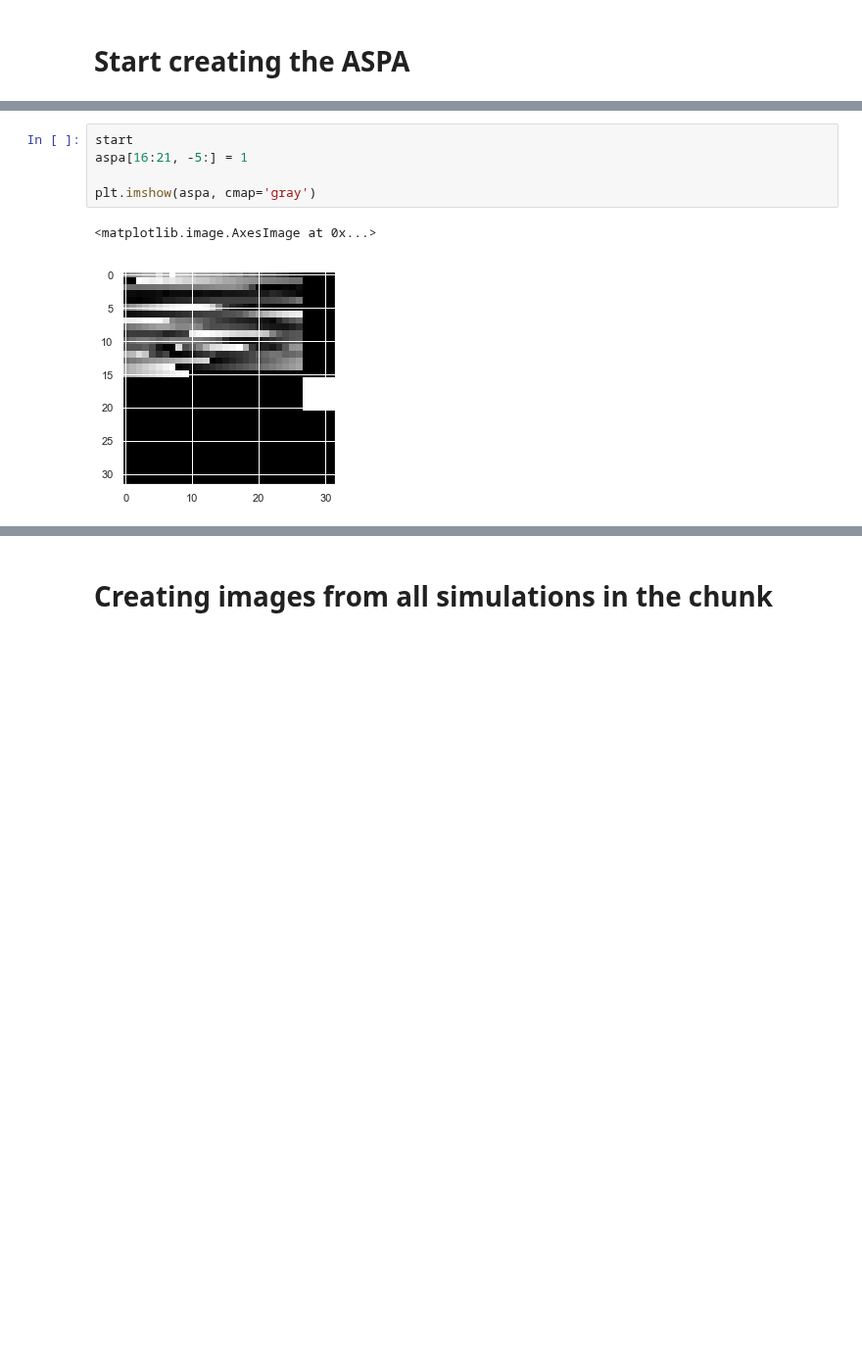
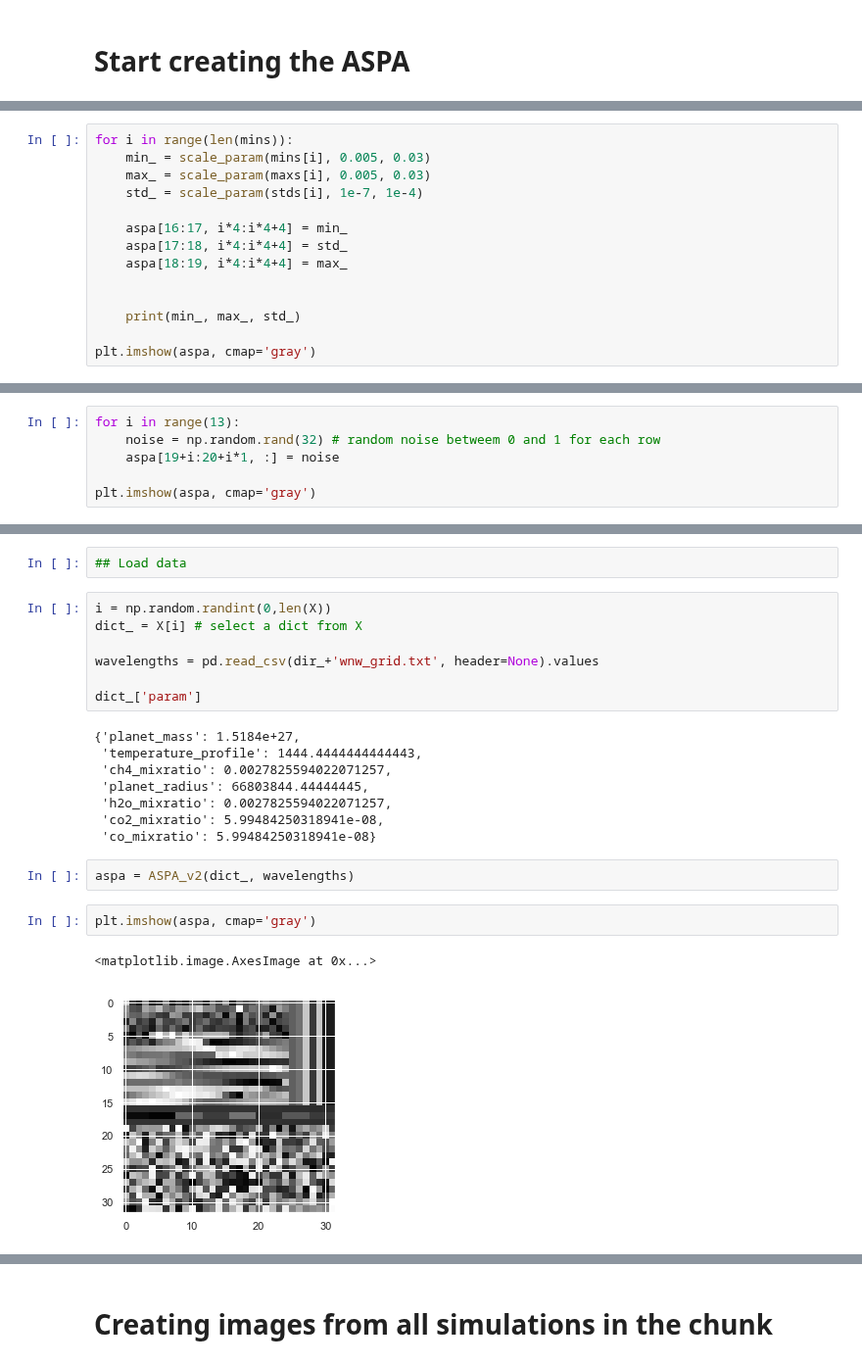
Before and after one commit to deKeijzer/SRON-DCGAN, a Jupyter notebook: notebooks/dict to ASPA v2.ipynb, the cells around one changed output, grey strips where cells are left out. Shown at 98% size. Cells and saved outputs as stored; diff of their text form; blank space fills up the shorter version.

Commit message:
ASPA decoder written. Figures out a high float precision is required. Recreating all datasets with this precision.

```diff
--- a/notebooks/dict to ASPA v2.ipynb
+++ b/notebooks/dict to ASPA v2.ipynb
@@ -339,0 +424,14 @@ Filled row with 17 points
+# %%
+for i in range(len(mins)):
+    min_ = scale_param(mins[i], 0.005, 0.03)
+    max_ = scale_param(maxs[i], 0.005, 0.03)
+    std_ = scale_param(stds[i], 1e-7, 1e-4)
+
+    aspa[16:17, i*4:i*4+4] = min_
+    aspa[17:18, i*4:i*4+4] = std_
+    aspa[18:19, i*4:i*4+4] = max_
+
+
+    print(min_, max_, std_)
+
+plt.imshow(aspa, cmap='gray')
@@ -339,0 +451,6 @@ Filled row with 17 points
+# %%
+for i in range(13):
+    noise = np.random.rand(32) # random noise betweem 0 and 1 for each row
+    aspa[19+i:20+i*1, :] = noise
+
+plt.imshow(aspa, cmap='gray')
@@ -340,8 +576,24 @@ Filled row with 17 points
+# %%
+## Load data
+# %%
+i = np.random.randint(0,len(X))
+dict_ = X[i] # select a dict from X
+
+wavelengths = pd.read_csv(dir_+'wnw_grid.txt', header=None).values
+
+dict_['param']
+# %% [output]
+{'planet_mass': 1.5184e+27,
+ 'temperature_profile': 1444.4444444444443,
+ 'ch4_mixratio': 0.0027825594022071257,
+ 'planet_radius': 66803844.44444445,
+ 'h2o_mixratio': 0.0027825594022071257,
+ 'co2_mixratio': 5.99484250318941e-08,
+ 'co_mixratio': 5.99484250318941e-08}
+# %%
+aspa = ASPA_v2(dict_, wavelengths)
 # %%
-start
-aspa[16:21, -5:] = 1
-
 plt.imshow(aspa, cmap='gray')
 # %% [output]
 <matplotlib.image.AxesImage at 0x...>
-[figure, old version]
+[figure, new version]
```
Also changed, not shown: parts of 37 cells of this notebook, 8 other files.
